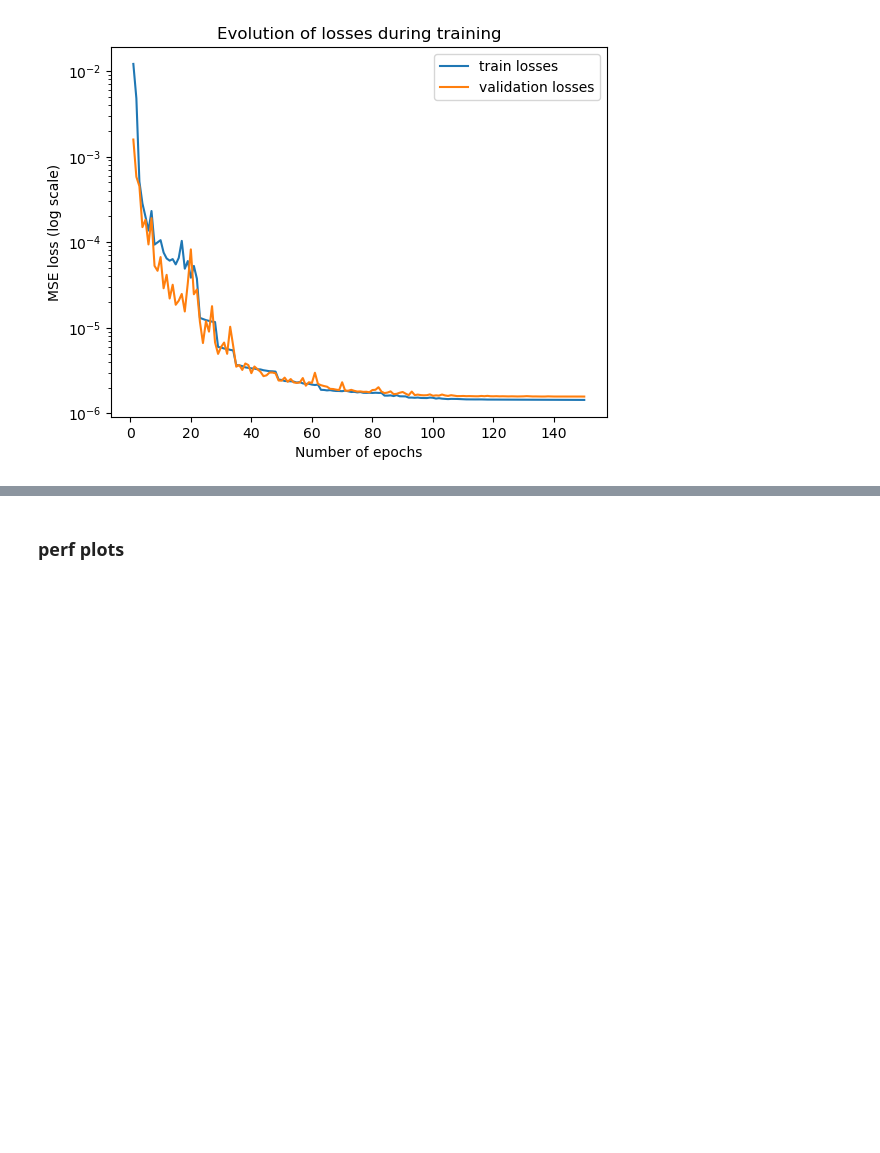
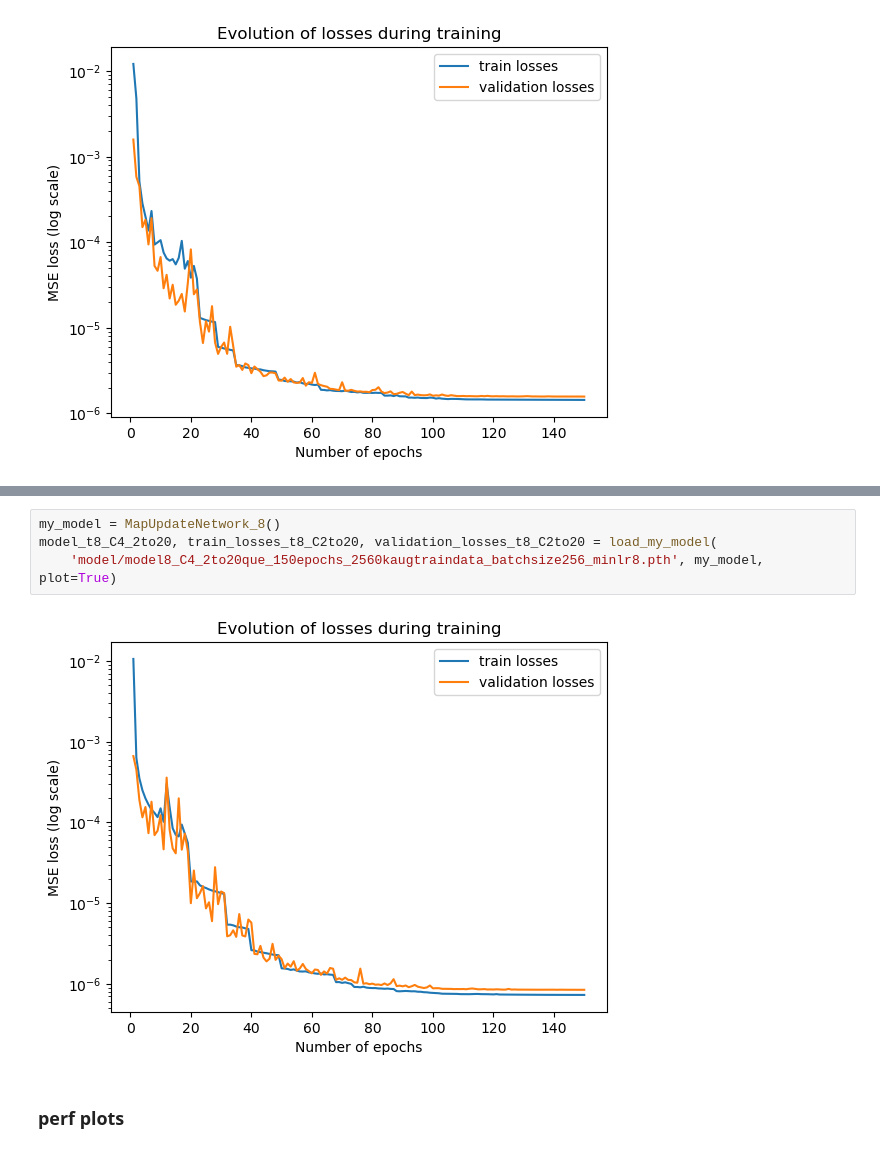
Before and after one commit to theodore2leusse/NNonlineGP, a Jupyter notebook: nn_training_and_results.ipynb, the cells around one changed output, grey strips where cells are left out. Drawn from its saved outputs; the diff is of its cells as text; blank space fills up the shorter version.

```diff
--- a/nn_training_and_results.ipynb
+++ b/nn_training_and_results.ipynb
@@ -1700,3 +1715,9 @@ model_t8_C2to20, train_losses_t8_C2to20, validation_losses_t8_C2to20 = load_my_m
+# %%
+my_model = MapUpdateNetwork_8()
+model_t8_C4_2to20, train_losses_t8_C2to20, validation_losses_t8_C2to20 = load_my_model(
+    'model/model8_C4_2to20que_150epochs_2560kaugtraindata_batchsize256_minlr8.pth', my_model, plot=True)
+# %% [output]
+[figure, added]
 # %% [markdown]
 ### perf plots
 # %%
```
Also changed, not shown: parts of 13 cells of this notebook, 5 other files.
